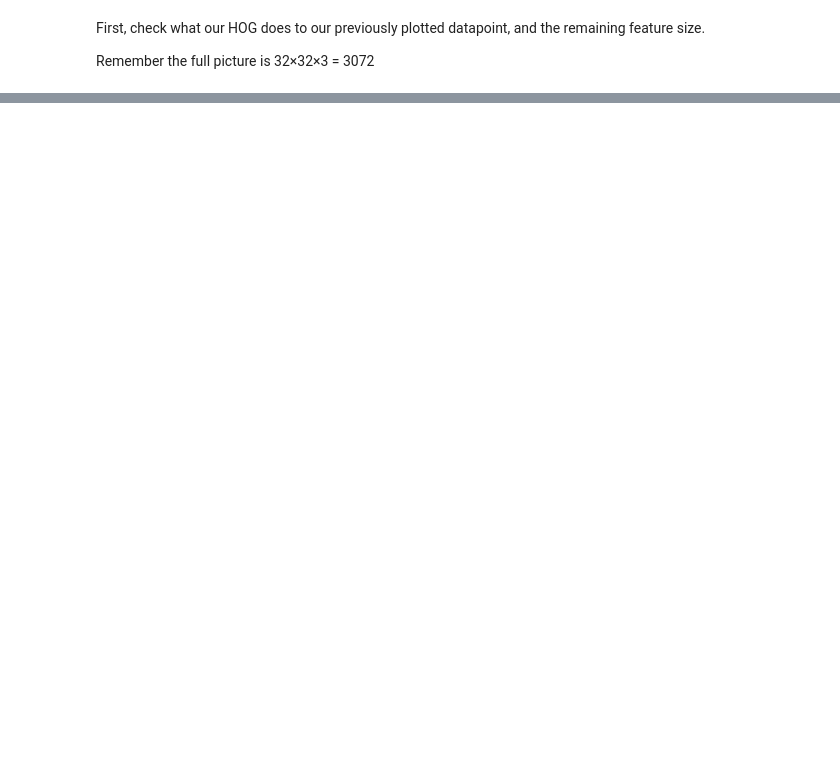
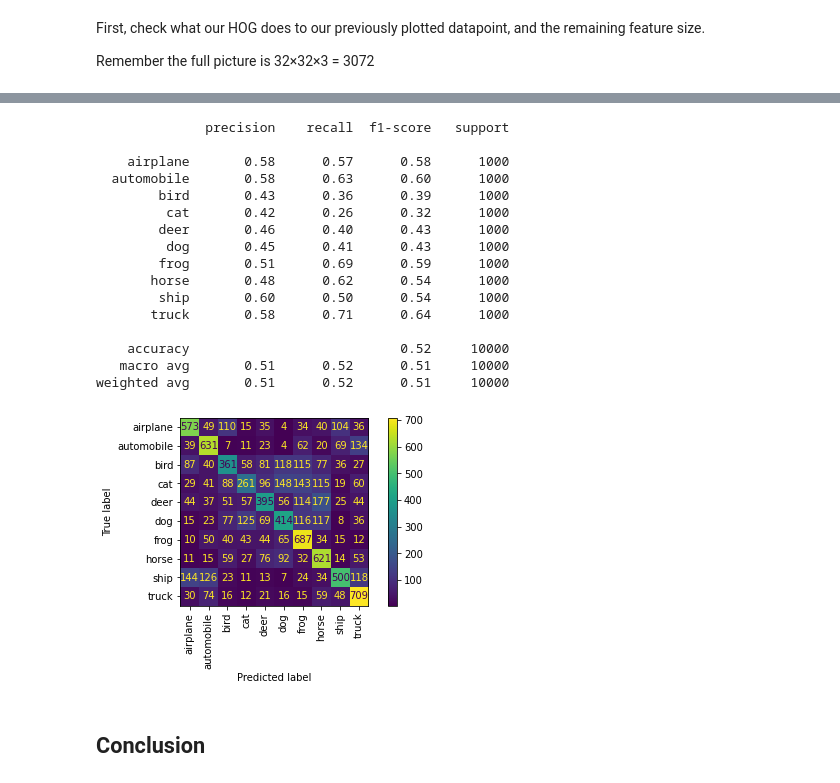
Before and after one commit to L-Koen/Machine_Learning_practice, a Jupyter notebook: image_classification_project_sklearn.ipynb, the cells around one changed output, grey strips where cells are left out. Saved outputs shown, nothing was run; the diff lists cells and outputs as text; code cells hidden in the pictures; blank space fills up the shorter version.

```diff
--- a/image_classification_project_sklearn.ipynb
+++ b/image_classification_project_sklearn.ipynb
@@ -136,0 +242,2 @@ print(data_hog.size)
+# %%
+rscv = RandomizedSearchCV(image_pipeline, search_space, n_iter = 50)
@@ -136,0 +246,2 @@ print(data_hog.size)
+# %%
+rscv.fit(training_data.data, training_data.labels)
@@ -136,0 +315,5 @@ print(data_hog.size)
+# %%
+training_data_full = Training_data(path_to_data, [1, 2, 3, 4, 5])
+optimized_pipeline = rscv.best_estimator_
+# %%
+optimized_pipeline.fit(training_data_full.data, training_data_full.labels)
@@ -136,0 +336,29 @@ print(data_hog.size)
+# %%
+y_pred = optimized_pipeline.predict(test_data.data)
+labels = list(training_data_full.labelnames.values())
+print(classification_report(test_data.labels, y_pred, target_names=labels))
+ConfusionMatrixDisplay.from_estimator(
+    optimized_pipeline, test_data.data, test_data.labels, display_labels=labels, xticks_rotation="vertical"
+)
+plt.tight_layout()
+plt.show()
+# %% [output]
+              precision    recall  f1-score   support
+
+    airplane       0.58      0.57      0.58      1000
+  automobile       0.58      0.63      0.60      1000
+        bird       0.43      0.36      0.39      1000
+         cat       0.42      0.26      0.32      1000
+        deer       0.46      0.40      0.43      1000
+         dog       0.45      0.41      0.43      1000
+        frog       0.51      0.69      0.59      1000
+       horse       0.48      0.62      0.54      1000
+        ship       0.60      0.50      0.54      1000
+       truck       0.58      0.71      0.64      1000
+
+    accuracy                           0.52     10000
+   macro avg       0.51      0.52      0.51     10000
+weighted avg       0.51      0.52      0.51     10000
+[figure, added]
+# %% [markdown]
+## Conclusion
```
Also changed, not shown: parts of 37 cells of this notebook, 1 other file.
